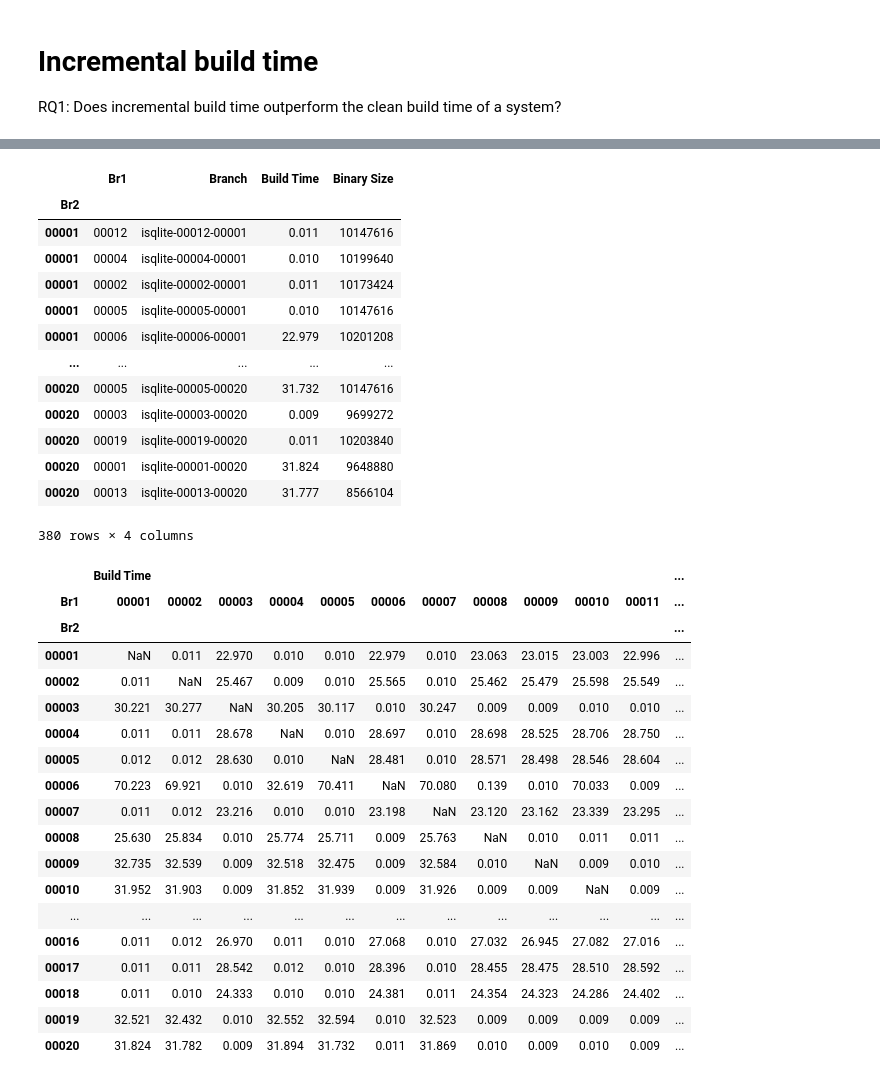
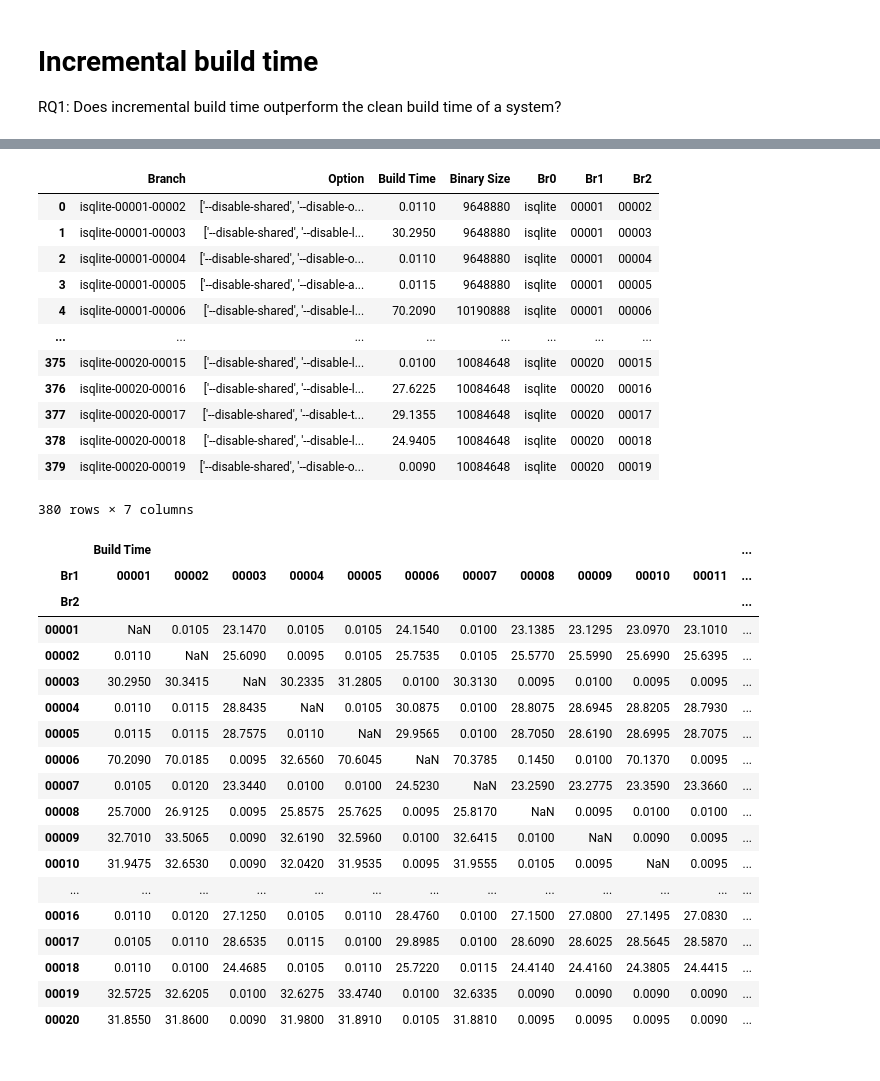
Before and after one commit to ternava/Incremental-build, a Jupyter notebook: notebooks/rez_sample_03I/incremental_build_time.ipynb, the cells around one changed output, grey strips where cells are left out. Saved outputs shown, nothing was run; the diff lists cells and outputs as text; code cells hidden in the pictures.

```diff
--- a/notebooks/rez_sample_03I/incremental_build_time.ipynb
+++ b/notebooks/rez_sample_03I/incremental_build_time.ipynb
@@ -7,7 +7,7 @@ import pandas as pd
 import numpy as np
 # %%
 # Will show the incremental build time and the executable's binary size for all system's configurations
-path = '/home/xternava/Documents/GitHub/Incremental-build/data/rez_sample_04I/'
+path = '/home/xternava/Documents/GitHub/Incremental-build/data/rez_sample_03ALL/'
 #path = '/src/data/'
 df = pd.read_csv(path + 'buildtime_di1.csv')
 df.columns
@@ -31,55 +31,54 @@ df
 # For further analyses, the branch names are extracted into separate columns
 df[['Br0', 'Br1','Br2']] = df.Branch.str.split("-",expand=True)
 df_setindex = df.set_index("Br2")
-df = df_setindex[['Br1', 'Branch', 'Build Time', 'Binary Size']]
+
+df = df.rename(columns = {"bt_real": "Build Time", "BinarySize": "Binary Size"})
 
 # The index is reset to incremental build configuration
 dx = df.sort_index()
 dx
 # %% [output]
-|  | Br1 | Branch | Build Time | Binary Size |
-| Br2 |  |  |  |  |
-| 00001 | 00012 | isqlite-00012-00001 | 0.011 | 10147616 |
-| 00001 | 00004 | isqlite-00004-00001 | 0.010 | 10199640 |
-| 00001 | 00002 | isqlite-00002-00001 | 0.011 | 10173424 |
-| 00001 | 00005 | isqlite-00005-00001 | 0.010 | 10147616 |
-| 00001 | 00006 | isqlite-00006-00001 | 22.979 | 10201208 |
-| ... | ... | ... | ... | ... |
-| 00020 | 00005 | isqlite-00005-00020 | 31.732 | 10147616 |
-| 00020 | 00003 | isqlite-00003-00020 | 0.009 | 9699272 |
-| 00020 | 00019 | isqlite-00019-00020 | 0.011 | 10203840 |
-| 00020 | 00001 | isqlite-00001-00020 | 31.824 | 9648880 |
-| 00020 | 00013 | isqlite-00013-00020 | 31.777 | 8566104 |
+|  | Branch | Option | Build Time | Binary Size | Br0 | Br1 | Br2 |
+| 0 | isqlite-00001-00002 | ['--disable-shared', '--disable-o... | 0.0110 | 9648880 | isqlite | 00001 | 00002 |
+| 1 | isqlite-00001-00003 | ['--disable-shared', '--disable-l... | 30.2950 | 9648880 | isqlite | 00001 | 00003 |
+| 2 | isqlite-00001-00004 | ['--disable-shared', '--disable-o... | 0.0110 | 9648880 | isqlite | 00001 | 00004 |
+| 3 | isqlite-00001-00005 | ['--disable-shared', '--disable-a... | 0.0115 | 9648880 | isqlite | 00001 | 00005 |
+| 4 | isqlite-00001-00006 | ['--disable-shared', '--disable-l... | 70.2090 | 10190888 | isqlite | 00001 | 00006 |
+| ... | ... | ... | ... | ... | ... | ... | ... |
+| 375 | isqlite-00020-00015 | ['--disable-shared', '--disable-l... | 0.0100 | 10084648 | isqlite | 00020 | 00015 |
+| 376 | isqlite-00020-00016 | ['--disable-shared', '--disable-l... | 27.6225 | 10084648 | isqlite | 00020 | 00016 |
+| 377 | isqlite-00020-00017 | ['--disable-shared', '--disable-t... | 29.1355 | 10084648 | isqlite | 00020 | 00017 |
+| 378 | isqlite-00020-00018 | ['--disable-shared', '--disable-l... | 24.9405 | 10084648 | isqlite | 00020 | 00018 |
+| 379 | isqlite-00020-00019 | ['--disable-shared', '--disable-o... | 0.0090 | 10084648 | isqlite | 00020 | 00019 |
-380 rows × 4 columns
+380 rows × 7 columns
 # %%
 # A detailed view of each incremental build time after clean build configurations
 # Columns: clean build
 # Rows: Incremental build
-opt = df.pivot_table(index = ["Br2"],
-                    columns="Br1",
+opt2 = df.pivot_table(index = ["Br2", "Br1"],
                     values=["Build Time"])
-#opt2.unstack()
-opt
+opt3 = opt2.unstack()
+opt3
 # %% [output]
 |  | Build Time |  |  |  |  |  |  |  |  |  |  | ... |
 | Br1 | 00001 | 00002 | 00003 | 00004 | 00005 | 00006 | 00007 | 00008 | 00009 | 00010 | 00011 | ... |
 | Br2 |  |  |  |  |  |  |  |  |  |  |  | ... |
-| 00001 | NaN | 0.011 | 22.970 | 0.010 | 0.010 | 22.979 | 0.010 | 23.063 | 23.015 | 23.003 | 22.996 | ... |
-| 00002 | 0.011 | NaN | 25.467 | 0.009 | 0.010 | 25.565 | 0.010 | 25.462 | 25.479 | 25.598 | 25.549 | ... |
-| 00003 | 30.221 | 30.277 | NaN | 30.205 | 30.117 | 0.010 | 30.247 | 0.009 | 0.009 | 0.010 | 0.010 | ... |
-| 00004 | 0.011 | 0.011 | 28.678 | NaN | 0.010 | 28.697 | 0.010 | 28.698 | 28.525 | 28.706 | 28.750 | ... |
-| 00005 | 0.012 | 0.012 | 28.630 | 0.010 | NaN | 28.481 | 0.010 | 28.571 | 28.498 | 28.546 | 28.604 | ... |
-| 00006 | 70.223 | 69.921 | 0.010 | 32.619 | 70.411 | NaN | 70.080 | 0.139 | 0.010 | 70.033 | 0.009 | ... |
-| 00007 | 0.011 | 0.012 | 23.216 | 0.010 | 0.010 | 23.198 | NaN | 23.120 | 23.162 | 23.339 | 23.295 | ... |
-| 00008 | 25.630 | 25.834 | 0.010 | 25.774 | 25.711 | 0.009 | 25.763 | NaN | 0.010 | 0.011 | 0.011 | ... |
-| 00009 | 32.735 | 32.539 | 0.009 | 32.518 | 32.475 | 0.009 | 32.584 | 0.010 | NaN | 0.009 | 0.010 | ... |
-| 00010 | 31.952 | 31.903 | 0.009 | 31.852 | 31.939 | 0.009 | 31.926 | 0.009 | 0.009 | NaN | 0.009 | ... |
+| 00001 | NaN | 0.0105 | 23.1470 | 0.0105 | 0.0105 | 24.1540 | 0.0100 | 23.1385 | 23.1295 | 23.0970 | 23.1010 | ... |
+| 00002 | 0.0110 | NaN | 25.6090 | 0.0095 | 0.0105 | 25.7535 | 0.0105 | 25.5770 | 25.5990 | 25.6990 | 25.6395 | ... |
+| 00003 | 30.2950 | 30.3415 | NaN | 30.2335 | 31.2805 | 0.0100 | 30.3130 | 0.0095 | 0.0100 | 0.0095 | 0.0095 | ... |
+| 00004 | 0.0110 | 0.0115 | 28.8435 | NaN | 0.0105 | 30.0875 | 0.0100 | 28.8075 | 28.6945 | 28.8205 | 28.7930 | ... |
+| 00005 | 0.0115 | 0.0115 | 28.7575 | 0.0110 | NaN | 29.9565 | 0.0100 | 28.7050 | 28.6190 | 28.6995 | 28.7075 | ... |
+| 00006 | 70.2090 | 70.0185 | 0.0095 | 32.6560 | 70.6045 | NaN | 70.3785 | 0.1450 | 0.0100 | 70.1370 | 0.0095 | ... |
+| 00007 | 0.0105 | 0.0120 | 23.3440 | 0.0100 | 0.0100 | 24.5230 | NaN | 23.2590 | 23.2775 | 23.3590 | 23.3660 | ... |
+| 00008 | 25.7000 | 26.9125 | 0.0095 | 25.8575 | 25.7625 | 0.0095 | 25.8170 | NaN | 0.0095 | 0.0100 | 0.0100 | ... |
+| 00009 | 32.7010 | 33.5065 | 0.0090 | 32.6190 | 32.5960 | 0.0100 | 32.6415 | 0.0100 | NaN | 0.0090 | 0.0095 | ... |
+| 00010 | 31.9475 | 32.6530 | 0.0090 | 32.0420 | 31.9535 | 0.0095 | 31.9555 | 0.0105 | 0.0095 | NaN | 0.0095 | ... |
 | ... | ... | ... | ... | ... | ... | ... | ... | ... | ... | ... | ... | ... |
-| 00016 | 0.011 | 0.012 | 26.970 | 0.011 | 0.010 | 27.068 | 0.010 | 27.032 | 26.945 | 27.082 | 27.016 | ... |
-| 00017 | 0.011 | 0.011 | 28.542 | 0.012 | 0.010 | 28.396 | 0.010 | 28.455 | 28.475 | 28.510 | 28.592 | ... |
-| 00018 | 0.011 | 0.010 | 24.333 | 0.010 | 0.010 | 24.381 | 0.011 | 24.354 | 24.323 | 24.286 | 24.402 | ... |
-| 00019 | 32.521 | 32.432 | 0.010 | 32.552 | 32.594 | 0.010 | 32.523 | 0.009 | 0.009 | 0.009 | 0.009 | ... |
-| 00020 | 31.824 | 31.782 | 0.009 | 31.894 | 31.732 | 0.011 | 31.869 | 0.010 | 0.009 | 0.010 | 0.009 | ... |
+| 00016 | 0.0110 | 0.0120 | 27.1250 | 0.0105 | 0.0110 | 28.4760 | 0.0100 | 27.1500 | 27.0800 | 27.1495 | 27.0830 | ... |
+| 00017 | 0.0105 | 0.0110 | 28.6535 | 0.0115 | 0.0100 | 29.8985 | 0.0100 | 28.6090 | 28.6025 | 28.5645 | 28.5870 | ... |
+| 00018 | 0.0110 | 0.0100 | 24.4685 | 0.0105 | 0.0110 | 25.7220 | 0.0115 | 24.4140 | 24.4160 | 24.3805 | 24.4415 | ... |
+| 00019 | 32.5725 | 32.6205 | 0.0100 | 32.6275 | 33.4740 | 0.0100 | 32.6335 | 0.0090 | 0.0090 | 0.0090 | 0.0090 | ... |
+| 00020 | 31.8550 | 31.8600 | 0.0090 | 31.9800 | 31.8910 | 0.0105 | 31.8810 | 0.0095 | 0.0095 | 0.0095 | 0.0090 | ... |
 # %%
 # The order or configurations that provide the minimum incremental build time.
 
```
Also changed, not shown: parts of 9 cells of this notebook, 29 other files.
